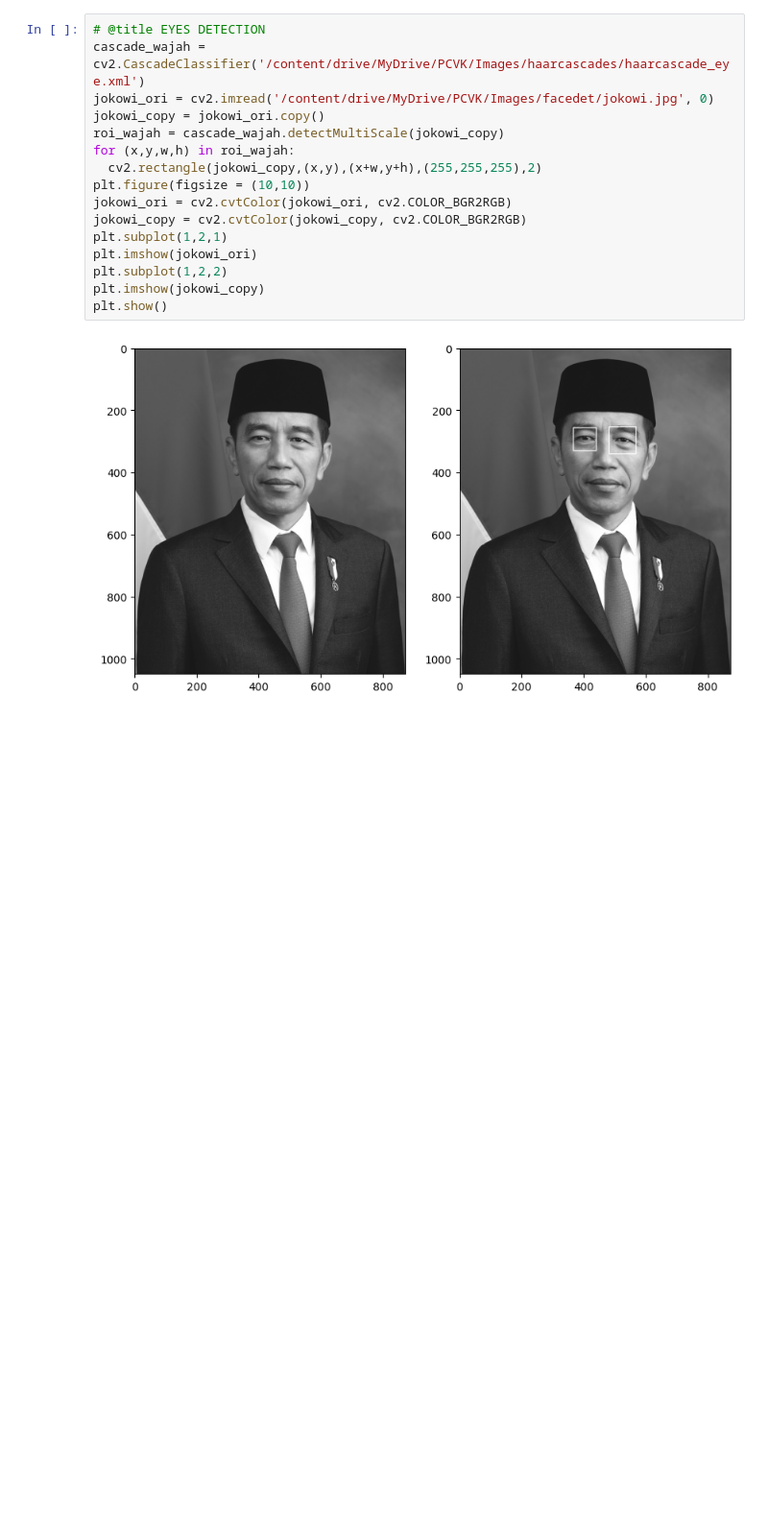
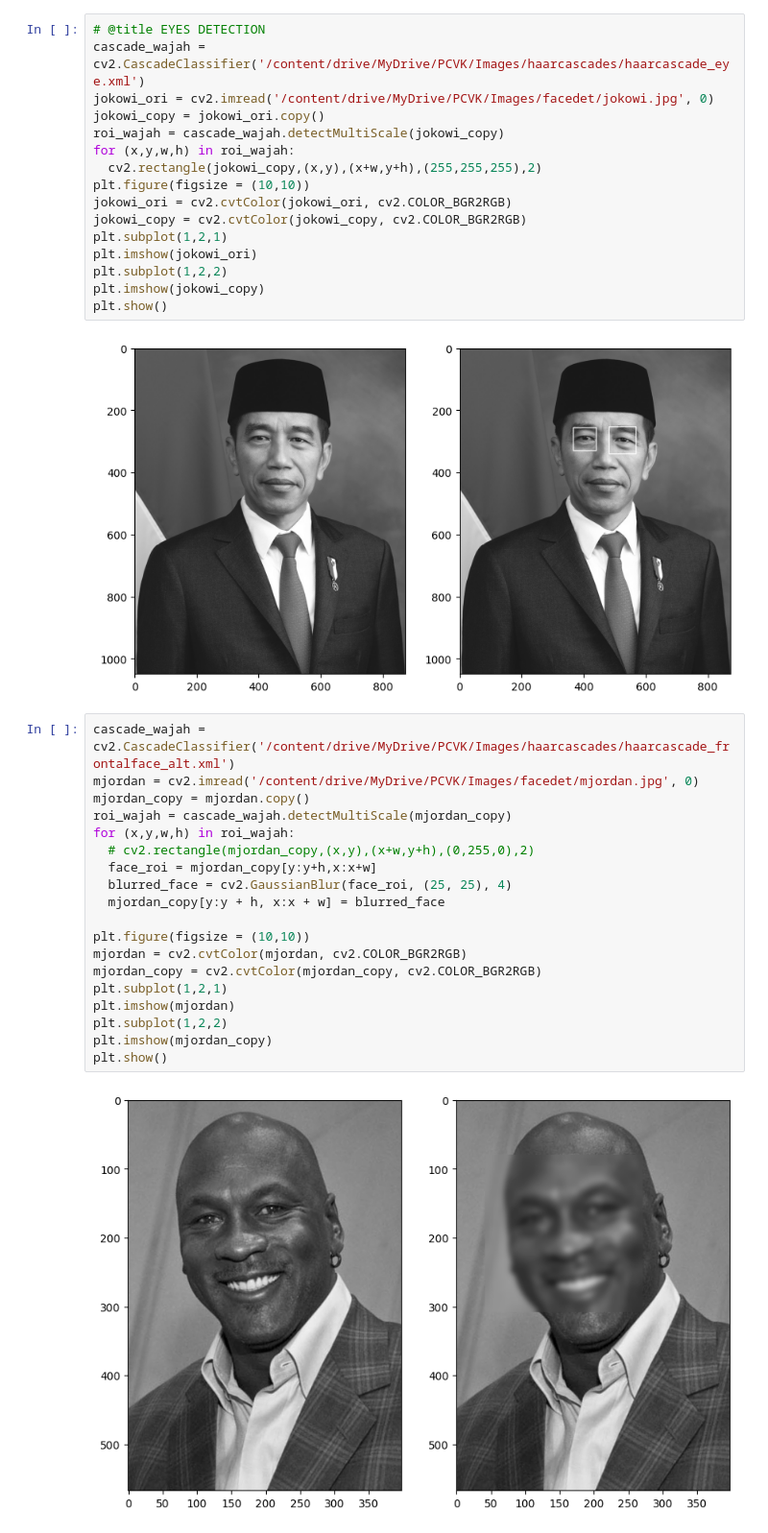
Before and after one commit to Alerakha/05_Aleron-Tsaqif-Rakha_PCVK_Ganjil_2024, a Jupyter notebook: Pertemuan12.ipynb, the cells around one changed output. Shown at 96% size. Cells and saved outputs as stored; diff of their text form; blank space fills up the shorter version.

```diff
--- a/Pertemuan12.ipynb
+++ b/Pertemuan12.ipynb
@@ -116,3 +116,24 @@ plt.imshow(jokowi_copy)
 plt.show()
 # %% [output]
 [figure]
+# %%
+cascade_wajah = cv2.CascadeClassifier('/content/drive/MyDrive/PCVK/Images/haarcascades/haarcascade_frontalface_alt.xml')
+mjordan = cv2.imread('/content/drive/MyDrive/PCVK/Images/facedet/mjordan.jpg', 0)
+mjordan_copy = mjordan.copy()
+roi_wajah = cascade_wajah.detectMultiScale(mjordan_copy)
+for (x,y,w,h) in roi_wajah:
+  # cv2.rectangle(mjordan_copy,(x,y),(x+w,y+h),(0,255,0),2)
+  face_roi = mjordan_copy[y:y+h,x:x+w]
+  blurred_face = cv2.GaussianBlur(face_roi, (25, 25), 4)
+  mjordan_copy[y:y + h, x:x + w] = blurred_face
+
+plt.figure(figsize = (10,10))
+mjordan = cv2.cvtColor(mjordan, cv2.COLOR_BGR2RGB)
+mjordan_copy = cv2.cvtColor(mjordan_copy, cv2.COLOR_BGR2RGB)
+plt.subplot(1,2,1)
+plt.imshow(mjordan)
+plt.subplot(1,2,2)
+plt.imshow(mjordan_copy)
+plt.show()
+# %% [output]
+[figure, added]
```
Also changed, not shown: parts of 1 cell of this notebook.
